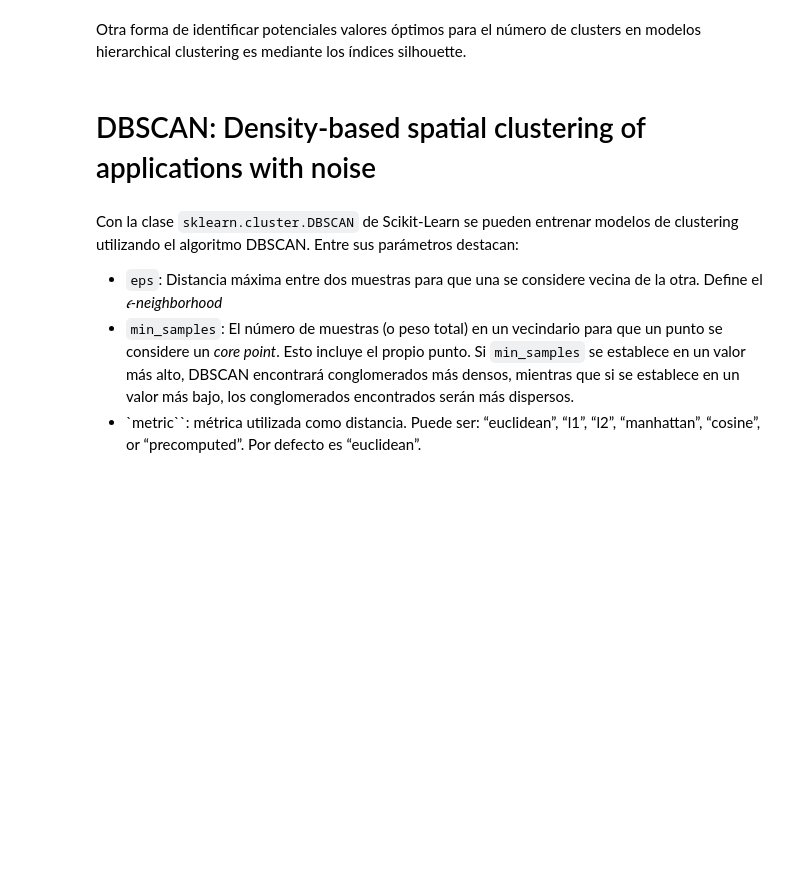
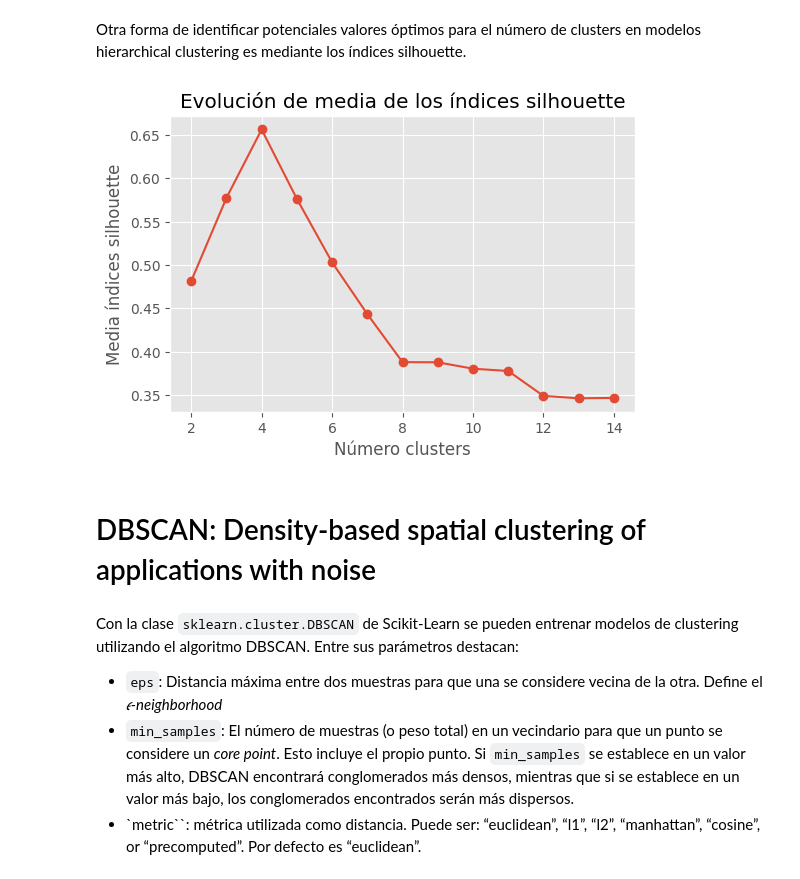
Before and after one commit to NataaNK/Grupo11_Practica2, a Jupyter notebook: T8-Clustering_new.ipynb, the cells around one changed output. Drawn from its saved outputs; the diff is of its cells as text; code cells hidden in the pictures; blank space fills up the shorter version.

```diff
--- a/T8-Clustering_new.ipynb
+++ b/T8-Clustering_new.ipynb
@@ -556,25 +584,27 @@ Otra forma de identificar potenciales valores óptimos para el número de cluste
 # %%
 # Método silhouette para identificar el número óptimo de clusters
 # ==============================================================================
 range_n_clusters = range(2, 15)
 valores_medios_silhouette = []
 
 for n_clusters in range_n_clusters:
     modelo = AgglomerativeClustering(
-        affinity   = 'euclidean',
+        metric   = 'euclidean',
         linkage    = 'ward',
         n_clusters = n_clusters
     )
 
     cluster_labels = modelo.fit_predict(X_scaled)
     silhouette_avg = silhouette_score(X_scaled, cluster_labels)
     valores_medios_silhouette.append(silhouette_avg)
 
 fig, ax = plt.subplots(1, 1, figsize=(6, 3.84))
 ax.plot(range_n_clusters, valores_medios_silhouette, marker='o')
 ax.set_title("Evolución de media de los índices silhouette")
 ax.set_xlabel('Número clusters')
 ax.set_ylabel('Media índices silhouette');
+# %% [output]
+[figure, added]
 # %%
 # Modelo final
 # ==============================================================================
```
Also changed, not shown: parts of 10 cells of this notebook, 1 other file.
